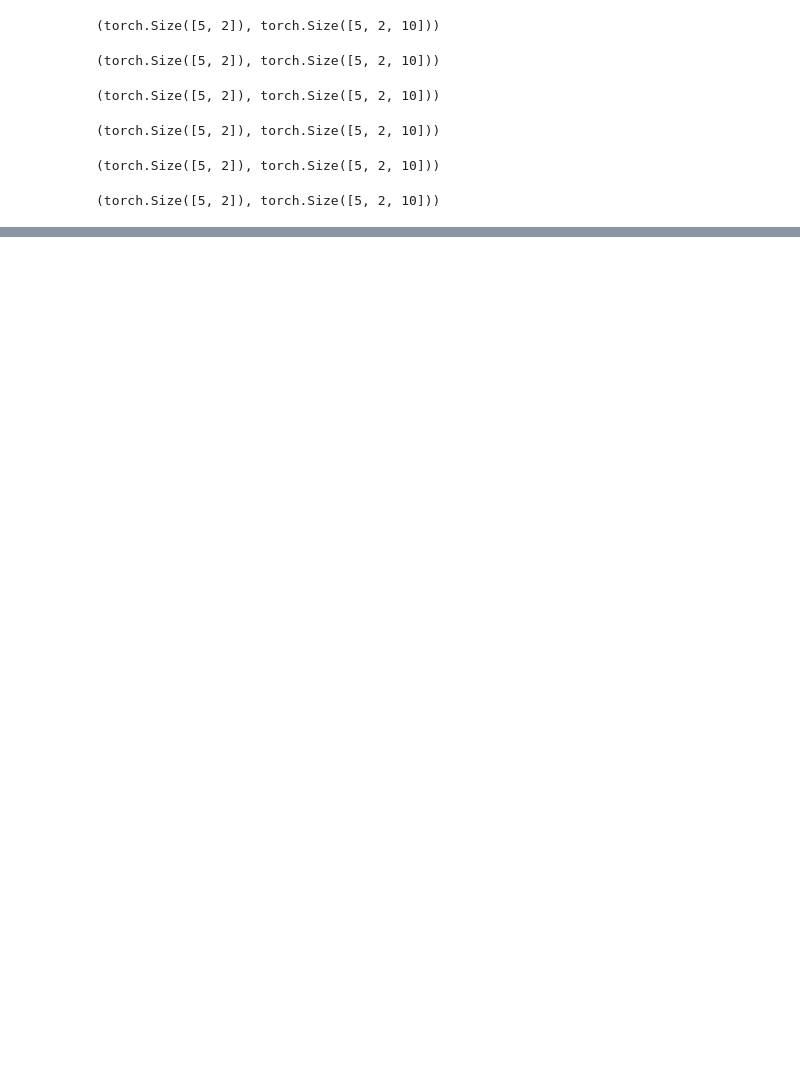
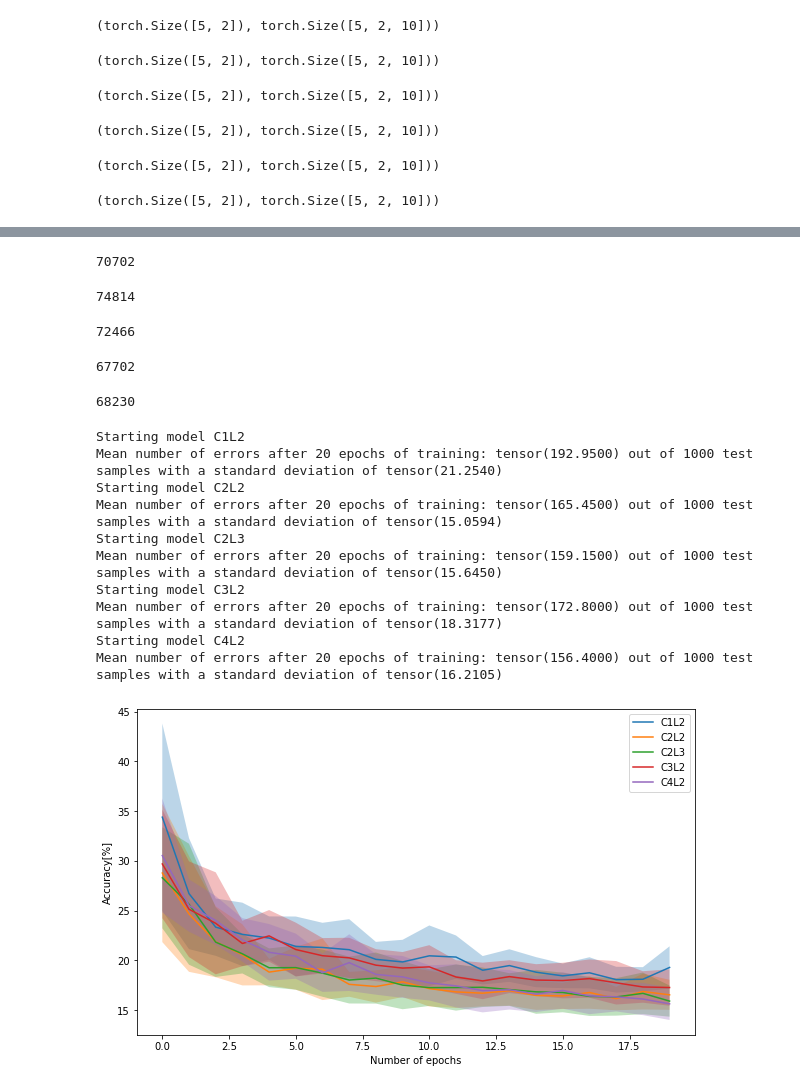
Before and after one commit to gbossy/DL_miniproj, a Jupyter notebook: Project1/AdamBaseAux.ipynb, the cells around one changed output, grey strips where cells are left out. Drawn from its saved outputs; the diff is of its cells as text; code cells hidden in the pictures; blank space fills up the shorter version.

```diff
--- a/Project1/AdamBaseAux.ipynb
+++ b/Project1/AdamBaseAux.ipynb
@@ -426,8 +441,8 @@ class C2L3(nn.Module):
         super().__init__()
 
         #convolutions
-        self.conv1 = nn.Conv2d(2, 32, kernel_size=3,groups=2)
-        self.conv2 = nn.Conv2d(32, 128, kernel_size=3,groups=2)
+        self.conv1 = nn.Conv2d(2, 64, kernel_size=3,groups=2)
+        self.conv2 = nn.Conv2d(64, 128, kernel_size=3,groups=2)
 
         #define the half lenght of the output (linearized) after the last convolution
         self.h = int(2**2*128/2)
@@ -529,15 +544,15 @@ output.shape, aux_output.shape
 class C4L2_bis(nn.Module):#bis got switched, be careful
     def __init__(self):
         super().__init__()
+        self.p=7
+        #convolutions
+        self.conv1 = nn.Conv2d(2, 2*self.p, kernel_size=3,groups=2)
+        self.conv2 = nn.Conv2d(2*self.p, 4*self.p, kernel_size=3,groups=2)
+        self.conv3 = nn.Conv2d(4*self.p, 8*self.p, kernel_size=3,groups=2)
+        self.conv4 = nn.Conv2d(8*self.p, 16*self.p, kernel_size=3,groups=2)
 
-        #convolutions
-        self.conv1 = nn.Conv2d(2, 12, kernel_size=3,groups=2)
-        self.conv2 = nn.Conv2d(12, 24, kernel_size=3,groups=2)
-        self.conv3 = nn.Conv2d(24, 48, kernel_size=3,groups=2)
-        self.conv4 = nn.Conv2d(48, 96, kernel_size=3,groups=2)
-
-        #define the half lenght of the output (linearized) after the last convolution
-        self.h = int(3**2*96/2)
+        #hidden layer parameter
+        self.h = int(3**2*16*self.p/2)
 
         #linear layers for the auxiliary losses
         self.aux_linear1 = nn.Linear(self.h, 10)
@@ -583,15 +598,15 @@ output.shape, aux_output.shape
 class C4L2(nn.Module):
     def __init__(self):
         super().__init__()
+        self.p=9
+        #convolutions.
+        self.conv1 = nn.Conv2d(2, 2*self.p, kernel_size=3,groups=2)
+        self.conv2 = nn.Conv2d(2*self.p, 4*self.p, kernel_size=3,groups=2)
+        self.conv3 = nn.Conv2d(4*self.p, 8*self.p, kernel_size=2,groups=2)
+        self.conv4 = nn.Conv2d(8*self.p, 16*self.p, kernel_size=2,groups=2)
 
-        #convolutions.
-        self.conv1 = nn.Conv2d(2, 16, kernel_size=3,groups=2)
-        self.conv2 = nn.Conv2d(16, 32, kernel_size=3,groups=2)
-        self.conv3 = nn.Conv2d(32, 64, kernel_size=2,groups=2)
-        self.conv4 = nn.Conv2d(64, 128, kernel_size=2,groups=2)
-
-        #define the half lenght of the output (linearized) after the last convolution
-        self.h = int(3**2*128/2)
+        #hidden layer parameter
+        self.h = int(3**2*16*self.p/2)
 
         #linear layers for the auxiliary losses
         self.aux_linear1 = nn.Linear(self.h, 10)
@@ -648,15 +667,44 @@ print(n_params(m))
 # %%
-m=NetGroupsDoubleConvAux20()
+m=C2L2()
 print(n_params(m))
+# %% [output]
+70702
 # %%
-m=NetGroups512_60DoubleConvAux20()
+m=C2L3()
 print(n_params(m))
+# %% [output]
+74814
 # %%
-m=NetGroups1408TripleConvAux20()
+m=C3L2()
 print(n_params(m))
+# %% [output]
+72466
 # %%
-m=NetGroups864QuadConvAux20()
+m=C4L2_bis()
 print(n_params(m))
+# %% [output]
+67702
 # %%
-m=NetGroups1152QuadConvAux20_bis()
+m=C4L2()
 print(n_params(m))
+# %% [output]
+68230
+# %%
+#models=[C1L2,C1L3,C1L5,C2L2,C2L3,C3L2,C4L2,C4L2_bis]
+#model_names=['C1L2','C1L3','C1L5','C2L2','C2L3','C3L2','C4L2','C4L2_bis']
+
+models=[C1L2,C2L2,C2L3,C3L2,C4L2]
+model_names=['C1L2','C2L2','C2L3','C3L2','C4L2']
+big_error_plot(models,model_names,n=20,nb_epochs=20,name='big_plot_aux=1.png')
+# %% [output]
+Starting model C1L2
+Mean number of errors after 20 epochs of training: tensor(192.9500) out of 1000 test samples with a standard deviation of tensor(21.2540)
+Starting model C2L2
+Mean number of errors after 20 epochs of training: tensor(165.4500) out of 1000 test samples with a standard deviation of tensor(15.0594)
+Starting model C2L3
+Mean number of errors after 20 epochs of training: tensor(159.1500) out of 1000 test samples with a standard deviation of tensor(15.6450)
+Starting model C3L2
+Mean number of errors after 20 epochs of training: tensor(172.8000) out of 1000 test samples with a standard deviation of tensor(18.3177)
+Starting model C4L2
+Mean number of errors after 20 epochs of training: tensor(156.4000) out of 1000 test samples with a standard deviation of tensor(16.2105)
+[figure, added]
```
Also changed, not shown: parts of 15 cells of this notebook, 2 other files.
